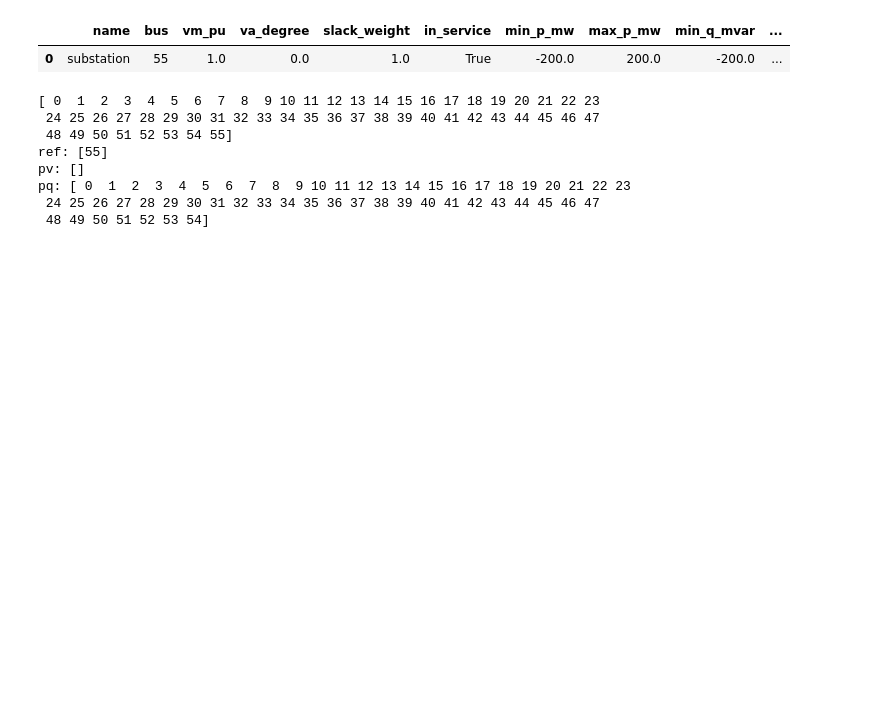
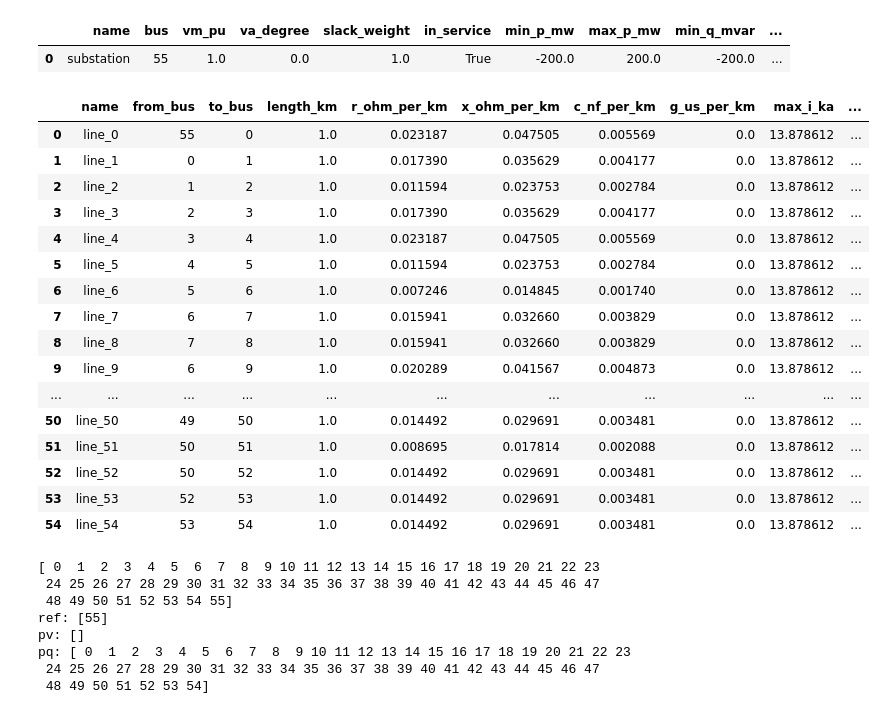
Before and after one commit to NicholasBehr/prime, a Jupyter notebook: notebooks/import_unicorn_56.ipynb, the cells around one changed output. Saved outputs shown, nothing was run; the diff lists cells and outputs as text; code cells hidden in the pictures; blank space fills up the shorter version.

```diff
--- a/notebooks/import_unicorn_56.ipynb
+++ b/notebooks/import_unicorn_56.ipynb
@@ -73,12 +95,30 @@ net.ext_grid
 # %%
 # clean line table
 net.line = net.line.drop(["std_type"], axis=1)
 num_line = len(net.line.index)
 for i in range(num_line):
     # name
     net.line.loc[i, "name"] = f"line_{i}"
 
-# net.line
+net.line
+# %% [output]
+|  | name | from_bus | to_bus | length_km | r_ohm_per_km | x_ohm_per_km | c_nf_per_km | g_us_per_km | max_i_ka | ... |
+| 0 | line_0 | 55 | 0 | 1.0 | 0.023187 | 0.047505 | 0.005569 | 0.0 | 13.878612 | ... |
+| 1 | line_1 | 0 | 1 | 1.0 | 0.017390 | 0.035629 | 0.004177 | 0.0 | 13.878612 | ... |
+| 2 | line_2 | 1 | 2 | 1.0 | 0.011594 | 0.023753 | 0.002784 | 0.0 | 13.878612 | ... |
+| 3 | line_3 | 2 | 3 | 1.0 | 0.017390 | 0.035629 | 0.004177 | 0.0 | 13.878612 | ... |
+| 4 | line_4 | 3 | 4 | 1.0 | 0.023187 | 0.047505 | 0.005569 | 0.0 | 13.878612 | ... |
+| 5 | line_5 | 4 | 5 | 1.0 | 0.011594 | 0.023753 | 0.002784 | 0.0 | 13.878612 | ... |
+| 6 | line_6 | 5 | 6 | 1.0 | 0.007246 | 0.014845 | 0.001740 | 0.0 | 13.878612 | ... |
+| 7 | line_7 | 6 | 7 | 1.0 | 0.015941 | 0.032660 | 0.003829 | 0.0 | 13.878612 | ... |
+| 8 | line_8 | 7 | 8 | 1.0 | 0.015941 | 0.032660 | 0.003829 | 0.0 | 13.878612 | ... |
+| 9 | line_9 | 6 | 9 | 1.0 | 0.020289 | 0.041567 | 0.004873 | 0.0 | 13.878612 | ... |
+| ... | ... | ... | ... | ... | ... | ... | ... | ... | ... | ... |
+| 50 | line_50 | 49 | 50 | 1.0 | 0.014492 | 0.029691 | 0.003481 | 0.0 | 13.878612 | ... |
+| 51 | line_51 | 50 | 51 | 1.0 | 0.008695 | 0.017814 | 0.002088 | 0.0 | 13.878612 | ... |
+| 52 | line_52 | 50 | 52 | 1.0 | 0.014492 | 0.029691 | 0.003481 | 0.0 | 13.878612 | ... |
+| 53 | line_53 | 52 | 53 | 1.0 | 0.014492 | 0.029691 | 0.003481 | 0.0 | 13.878612 | ... |
+| 54 | line_54 | 53 | 54 | 1.0 | 0.014492 | 0.029691 | 0.003481 | 0.0 | 13.878612 | ... |
 # %%
 del net.poly_cost
 # %%
```
Also changed, not shown: parts of 3 cells of this notebook, 11 other files.
